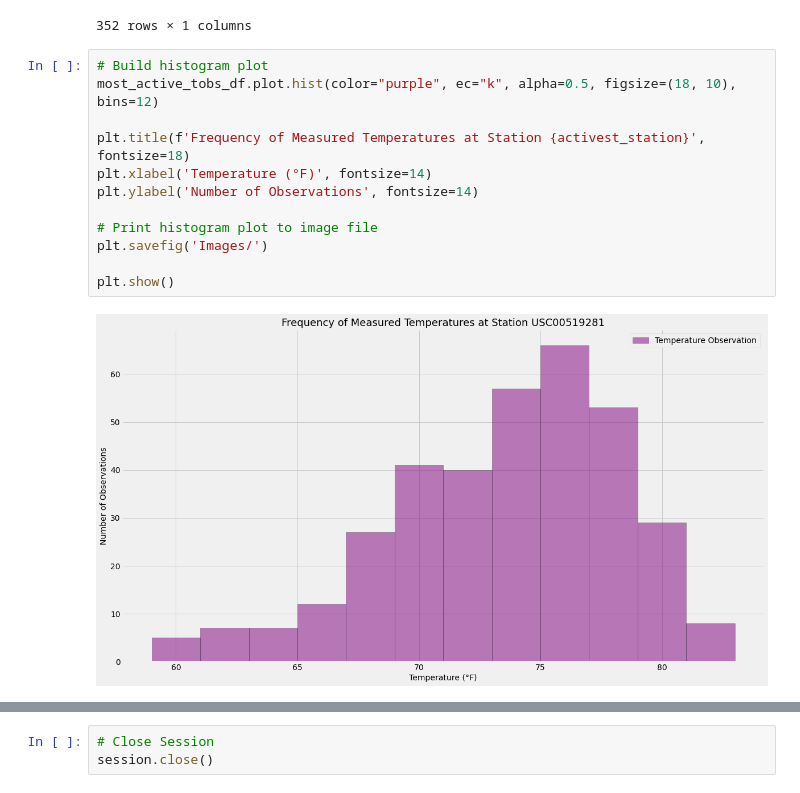
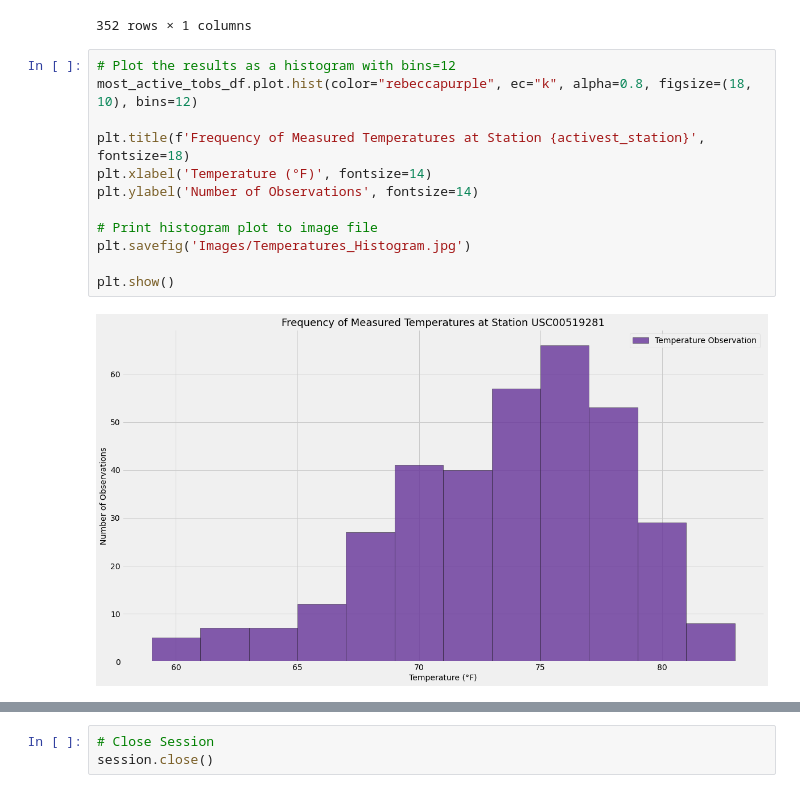
Before and after one commit to sharonpete/sqlalchemy-challenge, a Jupyter notebook: climate_starter.ipynb, the cells around one changed output, grey strips where cells are left out. Saved outputs shown, nothing was run; the diff lists cells and outputs as text.

```diff
--- a/climate_starter.ipynb
+++ b/climate_starter.ipynb
@@ -269,16 +246,16 @@ most_active_tobs_df
 | 351 | 79.0 |
 352 rows × 1 columns
 # %%
-# Build histogram plot
-most_active_tobs_df.plot.hist(color="purple", ec="k", alpha=0.5, figsize=(18, 10), bins=12)
+# Plot the results as a histogram with bins=12
+most_active_tobs_df.plot.hist(color="rebeccapurple", ec="k", alpha=0.8, figsize=(18, 10), bins=12)
 
 plt.title(f'Frequency of Measured Temperatures at Station {activest_station}', fontsize=18)
 plt.xlabel('Temperature (°F)', fontsize=14)
 plt.ylabel('Number of Observations', fontsize=14)
 
 # Print histogram plot to image file
-plt.savefig('Images/')
+plt.savefig('Images/Temperatures_Histogram.jpg')
 
 plt.show()
 # %% [output]
-[figure, old version]
+[figure, new version]
```
Also changed, not shown: parts of 6 cells of this notebook, 2 other files.
